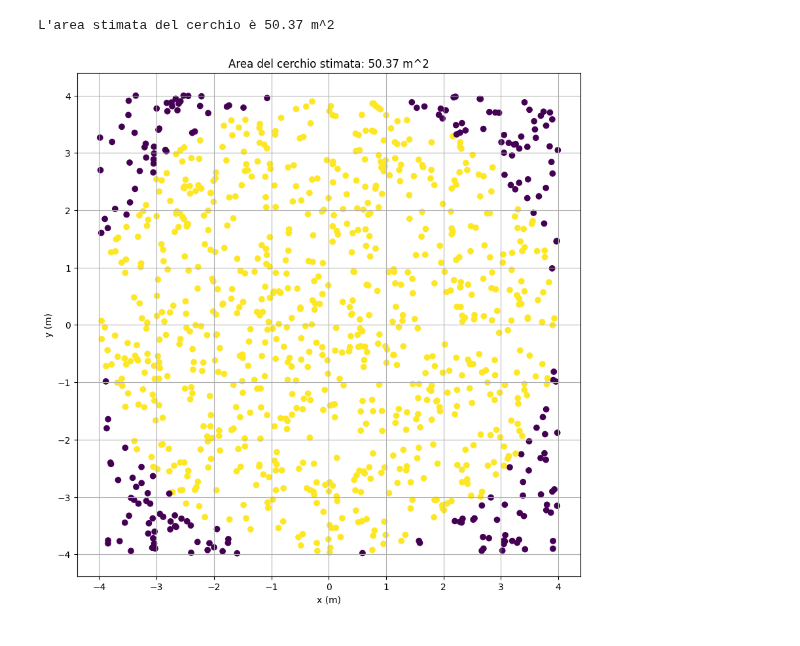
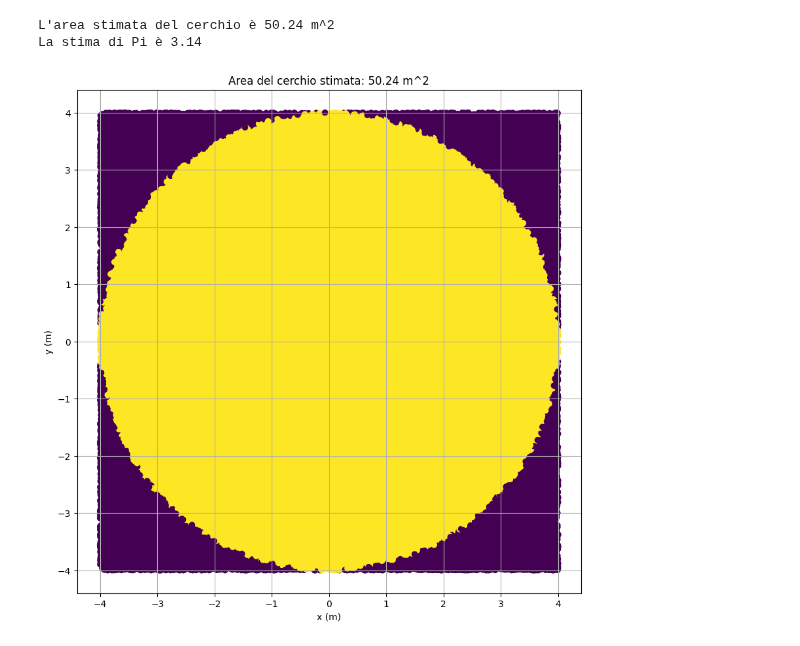
Before and after one commit to Finardiprof/Python, a Jupyter notebook: Area_Cerchio.ipynb, the cells around one changed output. Drawn from its saved outputs; the diff is of its cells as text; code cells hidden in the pictures.

```diff
--- a/Area_Cerchio.ipynb
+++ b/Area_Cerchio.ipynb
@@ -8,33 +8,35 @@ import numpy as np
 #DATI INIZIALI
 raggio_cerchio = 4.0 #m
 lato_quadrato = 2*raggio_cerchio #m
 area_quadrato = lato_quadrato**2 #m^2
-numero_lanci = 1000 #numero freccette lanciate a caso dentro il quadrato
+numero_lanci = 100000 #numero freccette lanciate a caso dentro il quadrato
 #===========================================================================================================
 
 #===========================================================================================================
 #PROCESSO DI MISURA
 x = np.random.uniform(-raggio_cerchio,raggio_cerchio,numero_lanci)
 y = np.random.uniform(-raggio_cerchio,raggio_cerchio,numero_lanci)
 
 lancio_nel_cerchio = x**2+y**2<raggio_cerchio**2 #teorema di Pitagora
 
 numero_lanci_nel_cerchio = np.count_nonzero(lancio_nel_cerchio)
 area_cerchio_stimata = area_quadrato*numero_lanci_nel_cerchio/numero_lanci
 print(f"L'area stimata del cerchio è {area_cerchio_stimata:.2f} m^2")
+print(f"La stima di Pi è {4*(area_cerchio_stimata/area_quadrato):.2f}")
 #===========================================================================================================
 
 #===========================================================================================================
 #CREAZIONE DEL GRAFICO
 figura, grafico = plt.subplots(figsize=(10,10))
 grafico.scatter(x,y,c=lancio_nel_cerchio)
 grafico.set_xlabel("x (m)")
 grafico.set_ylabel("y (m)")
 grafico.set_title(f"Area del cerchio stimata: {area_cerchio_stimata:.2f} m^2")
 grafico.set_aspect('equal')
 grafico.grid("both")
 plt.show()
 #===========================================================================================================
 # %% [output]
-L'area stimata del cerchio è 50.37 m^2
+L'area stimata del cerchio è 50.24 m^2
+La stima di Pi è 3.14
-[figure, old version]
+[figure, new version]
```
